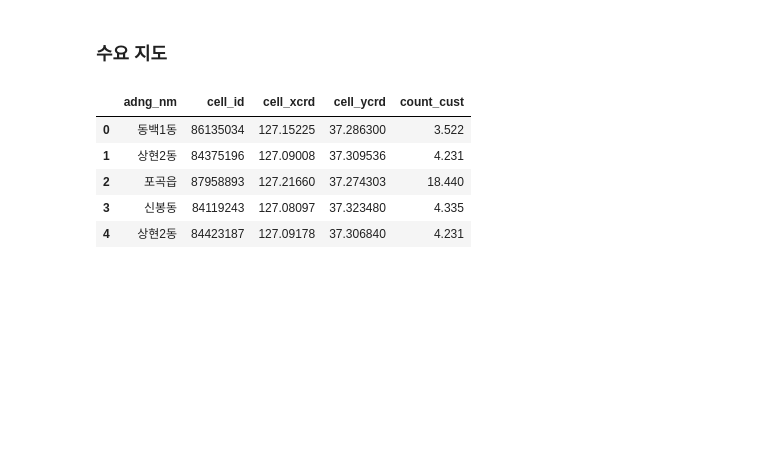
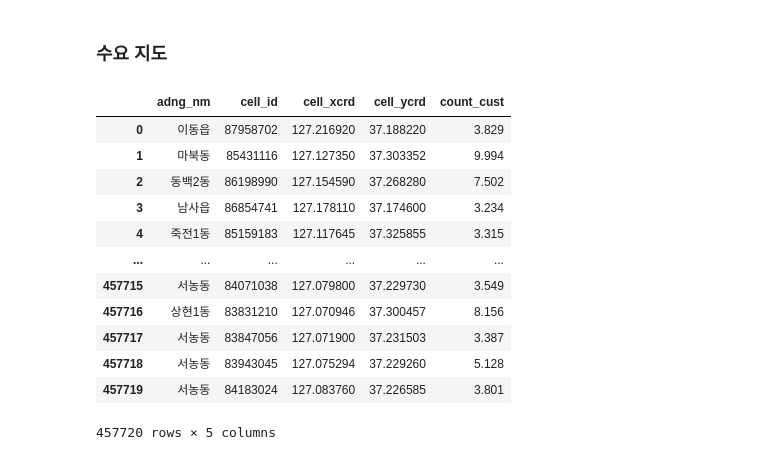
Before and after one commit to jaesoekjjang/ev-station-opt, a Jupyter notebook: code/2_map_visulization.ipynb, the cells around one changed output. Cells and saved outputs as stored; diff of their text form; code cells hidden in the pictures; blank space fills up the shorter version.

```diff
--- a/code/2_map_visulization.ipynb
+++ b/code/2_map_visulization.ipynb
@@ -81,19 +74,25 @@ station_map.save('../map/station.html')
 # %%
 import pandas as pd
 
-resident_df = pd.read_csv('../data/dataset/1.ev_app_resident.csv')
-activity_df = pd.read_csv('../data/dataset/2.ev_app_activity.csv')
+demand_df = pd.read_csv('../data/dataset/4.ev_resident+ev_activity+ev_activity_resident.csv')
 # %%
 # TODO 행정동 geo data에 합쳐서 지도에 수요 나타내기 -> Chropleth 맵 그리기
-resident_df = resident_df[['adng_nm','cell_id', 'cell_xcrd', 'cell_ycrd', 'count_cust']]
-resident_df.head()
+demand_df = demand_df[['adng_nm','cell_id', 'cell_xcrd', 'cell_ycrd', 'count_cust']]
+demand_df
 # %% [output]
 |  | adng_nm | cell_id | cell_xcrd | cell_ycrd | count_cust |
-| 0 | 동백1동 | 86135034 | 127.15225 | 37.286300 | 3.522 |
-| 1 | 상현2동 | 84375196 | 127.09008 | 37.309536 | 4.231 |
-| 2 | 포곡읍 | 87958893 | 127.21660 | 37.274303 | 18.440 |
-| 3 | 신봉동 | 84119243 | 127.08097 | 37.323480 | 4.335 |
-| 4 | 상현2동 | 84423187 | 127.09178 | 37.306840 | 4.231 |
+| 0 | 이동읍 | 87958702 | 127.216920 | 37.188220 | 3.829 |
+| 1 | 마북동 | 85431116 | 127.127350 | 37.303352 | 9.994 |
+| 2 | 동백2동 | 86198990 | 127.154590 | 37.268280 | 7.502 |
+| 3 | 남사읍 | 86854741 | 127.178110 | 37.174600 | 3.234 |
+| 4 | 죽전1동 | 85159183 | 127.117645 | 37.325855 | 3.315 |
+| ... | ... | ... | ... | ... | ... |
+| 457715 | 서농동 | 84071038 | 127.079800 | 37.229730 | 3.549 |
+| 457716 | 상현1동 | 83831210 | 127.070946 | 37.300457 | 8.156 |
+| 457717 | 서농동 | 83847056 | 127.071900 | 37.231503 | 3.387 |
+| 457718 | 서농동 | 83943045 | 127.075294 | 37.229260 | 5.128 |
+| 457719 | 서농동 | 84183024 | 127.083760 | 37.226585 | 3.801 |
+457720 rows × 5 columns
 # %%
 # 지역명으로 그룹화 후 수요를 합해 새로운 데이터프레임 생성
 
```
Also changed, not shown: parts of 6 cells of this notebook, 2 other files.
